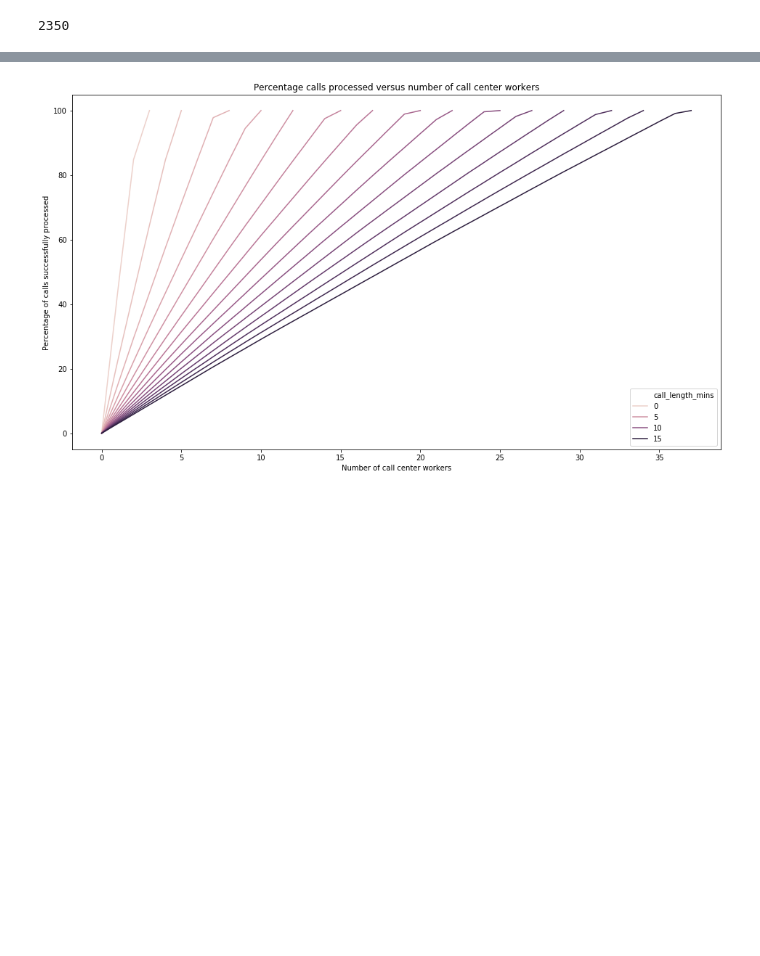
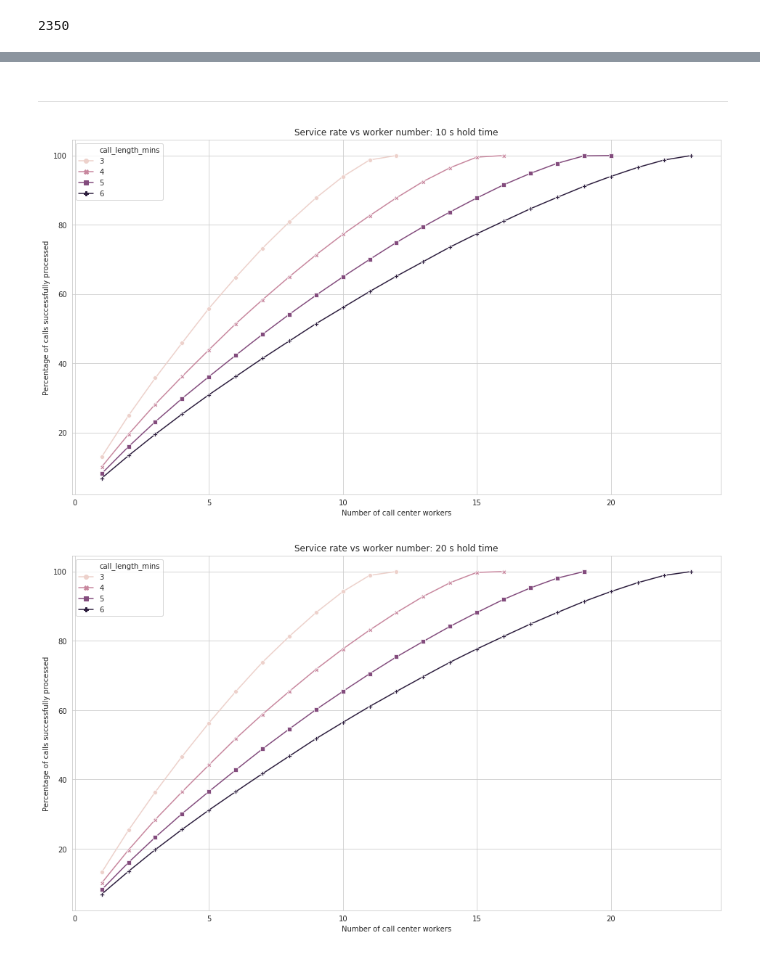
Before and after one commit to veleritas/call_sim, a Jupyter notebook: simulate.ipynb, the cells around one changed output, grey strips where cells are left out. Drawn from its saved outputs; the diff is of its cells as text; code cells hidden in the pictures; blank space fills up the shorter version.

```diff
--- a/simulate.ipynb
+++ b/simulate.ipynb
@@ -158,10 +217,15 @@ def simulate(num_workers, call_length, call_stack):
 # %% [markdown]
 ## Examine performance for different number of workers
+# %%
+def param_set(min_talk, max_talk):
+    for hold_time, call_length in product([10, 20, 30], range(min_talk, max_talk+1)):
+        yield (hold_time, call_length)
 # %%
 # go until all done or some max number (to prevent infinite loops)
 
-MAX_WORKERS = 50
-MAX_TALK_TIME_MINUTES = 16
+MAX_WORKERS = 40
+MIN_TALK_TIME_MINUTES = 3
+MAX_TALK_TIME_MINUTES = 6
 
 call_times_fname = "data/call_times_uniform.txt"
 call_list = read_calls(call_times_fname)
@@ -170,19 +234,22 @@ TOTAL_CALLS = len(call_list)
 
 res = defaultdict(list)
 
-for talk_mins in tqdm(range(1, MAX_TALK_TIME_MINUTES)):
 
-    call_length = timedelta(minutes=talk_mins)
+for hold_time, call_length in tqdm(param_set(MIN_TALK_TIME_MINUTES, MAX_TALK_TIME_MINUTES), total=12):
 
-    for num_workers in range(MAX_WORKERS):
+    for num_workers in range(1, MAX_WORKERS+1):
         # need a new stack each time because it gets modified
         call_stack = get_call_stack(call_list)
 
-        num_successful = simulate(num_workers, call_length, call_stack)
+        num_successful, failed = simulate(
+            num_workers, timedelta(minutes=call_length),
+            timedelta(seconds=hold_time), call_stack
+        )
 
         res["num_workers"].append(num_workers)
         res["num_successful"].append(num_successful)
-        res["call_length_mins"].append(talk_mins)
+        res["call_length_mins"].append(call_length)
+        res["hold_time_secs"].append(hold_time)
 
         if num_successful == TOTAL_CALLS:
             break
@@ -227,14 +294,21 @@ fres.head()
+# %% [markdown]
+---
 # %%
-plt.figure(figsize=(16, 9), facecolor="white")
+sns.set_style("whitegrid")
 
-ax = sns.lineplot(
-    data=fres, x="num_workers", y="pct_success",
-    hue="call_length_mins"
-)
+for hold_time, df in fres.groupby("hold_time_secs"):
 
-ax.set_xlabel("Number of call center workers")
-ax.set_ylabel("Percentage of calls successfully processed")
+    plt.figure(figsize=(16, 9), facecolor="white")
 
-ax.set_title("Percentage calls processed versus number of call center workers");
+    ax = sns.lineplot(
+        data=df, x="num_workers", y="pct_success",
+        hue="call_length_mins", markers=True, style="call_length_mins", dashes=False
+    )
+
+    ax.set_xlabel("Number of call center workers")
+    ax.set_ylabel("Percentage of calls successfully processed")
+
+    ax.set_title("Service rate vs worker number: {} s hold time".format(hold_time))
 # %% [output]
-[figure, old version]
+[figure, new version]
+[figure, added]
```
Also changed, not shown: parts of 11 cells of this notebook.
